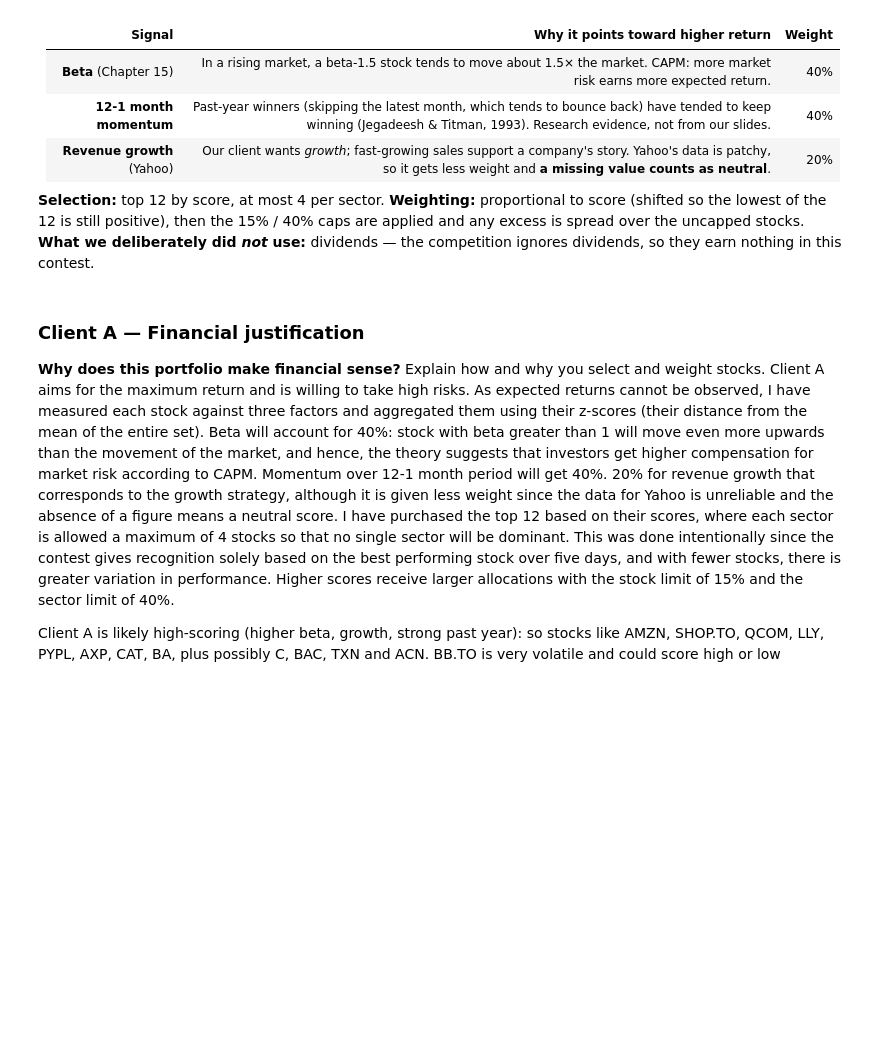
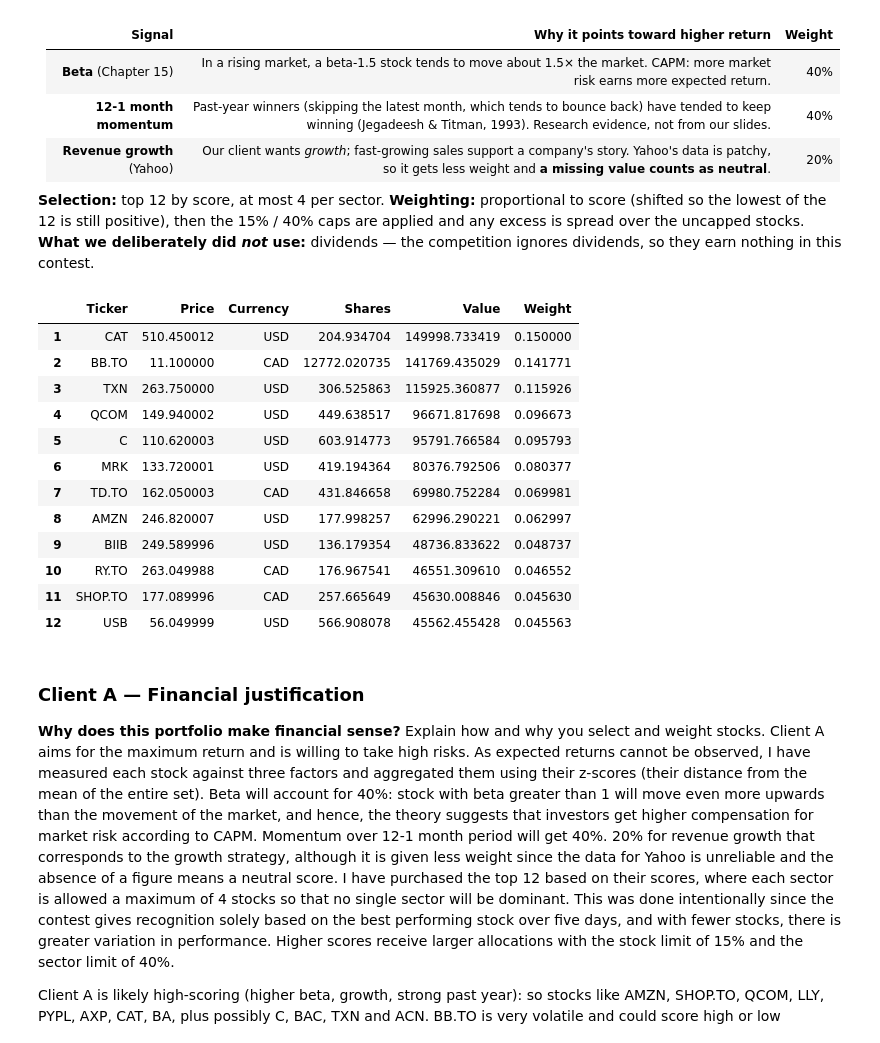
Before and after one commit to McMuf/cfmtrading08, a Jupyter notebook: Team_12_Assignment_2026.ipynb, the cells around one changed output. Saved outputs shown, nothing was run; the diff lists cells and outputs as text; code cells hidden in the pictures; blank space fills up the shorter version.

```diff
--- a/Team_12_Assignment_2026.ipynb
+++ b/Team_12_Assignment_2026.ipynb
@@ -265,0 +250,20 @@ pd.DataFrame({'Beta': beta, 'Daily std': standard_deviation, 'Avg daily return':
+# %%
+def apply_caps(raw, sectors, max_stock=0.15, max_sector=0.40):
+    w = raw / raw.sum()
+    frozen = pd.Series(False, index=w.index)
+    for i in range(100):
+        over = w > max_stock + 1e-12
+        w[over] = max_stock
+        frozen = frozen | over
+        for sector in sectors.unique():
+            members = sectors[sectors == sector].index
+            total = w[members].sum()
+            if total > max_sector + 1e-12:
+                w[members] = w[members] * max_sector / total
+                frozen[members] = True
+        extra = 1 - w.sum()
+        if extra < 1e-12:
+            break
+        free = ~frozen
+        w[free] = w[free] + extra * raw[free] / raw[free].sum()
+    return w
@@ -281,6 +334,25 @@ Tells us what percentage return we should expect to see per month. We want to lo
 **Selection:** top 12 by score, at most 4 per sector. **Weighting:** proportional to score (shifted so the lowest of the 12 is still positive),
 then the 15% / 40% caps are applied and any excess is spread over the uncapped stocks.
 **What we deliberately did *not* use:** dividends — the competition ignores dividends, so they earn nothing in this contest.
+# %%
+raw_a = score_a[chosen_a] - score_a[chosen_a].min() + 1
+weights_a = apply_caps(raw_a, info_stocks.loc[chosen_a, 'Sector'])
+Portfolio_Final_A, fees_a = build_portfolio(weights_a, 1000000)
+display(Portfolio_Final_A)
+# %% [output]
+|  | Ticker | Price | Currency | Shares | Value | Weight |
+| 1 | CAT | 510.450012 | USD | 204.934704 | 149998.733419 | 0.150000 |
+| 2 | BB.TO | 11.100000 | CAD | 12772.020735 | 141769.435029 | 0.141771 |
+| 3 | TXN | 263.750000 | USD | 306.525863 | 115925.360877 | 0.115926 |
+| 4 | QCOM | 149.940002 | USD | 449.638517 | 96671.817698 | 0.096673 |
+| 5 | C | 110.620003 | USD | 603.914773 | 95791.766584 | 0.095793 |
+| 6 | MRK | 133.720001 | USD | 419.194364 | 80376.792506 | 0.080377 |
+| 7 | TD.TO | 162.050003 | CAD | 431.846658 | 69980.752284 | 0.069981 |
+| 8 | AMZN | 246.820007 | USD | 177.998257 | 62996.290221 | 0.062997 |
+| 9 | BIIB | 249.589996 | USD | 136.179354 | 48736.833622 | 0.048737 |
+| 10 | RY.TO | 263.049988 | CAD | 176.967541 | 46551.309610 | 0.046552 |
+| 11 | SHOP.TO | 177.089996 | CAD | 257.665649 | 45630.008846 | 0.045630 |
+| 12 | USB | 56.049999 | USD | 566.908078 | 45562.455428 | 0.045563 |
 # %% [markdown]
 ### Client A — Financial justification
 
```
Also changed, not shown: parts of 13 cells of this notebook, 2 other files.
